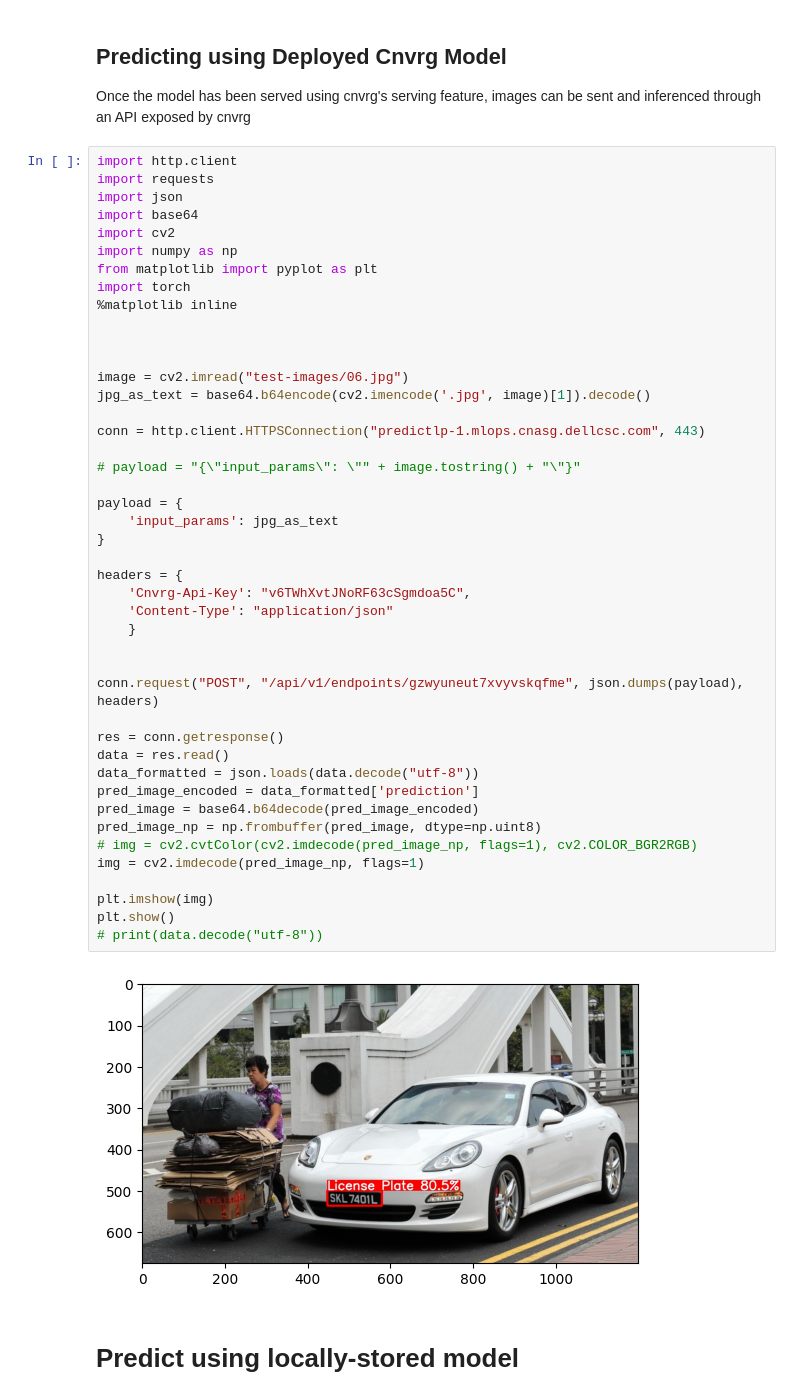
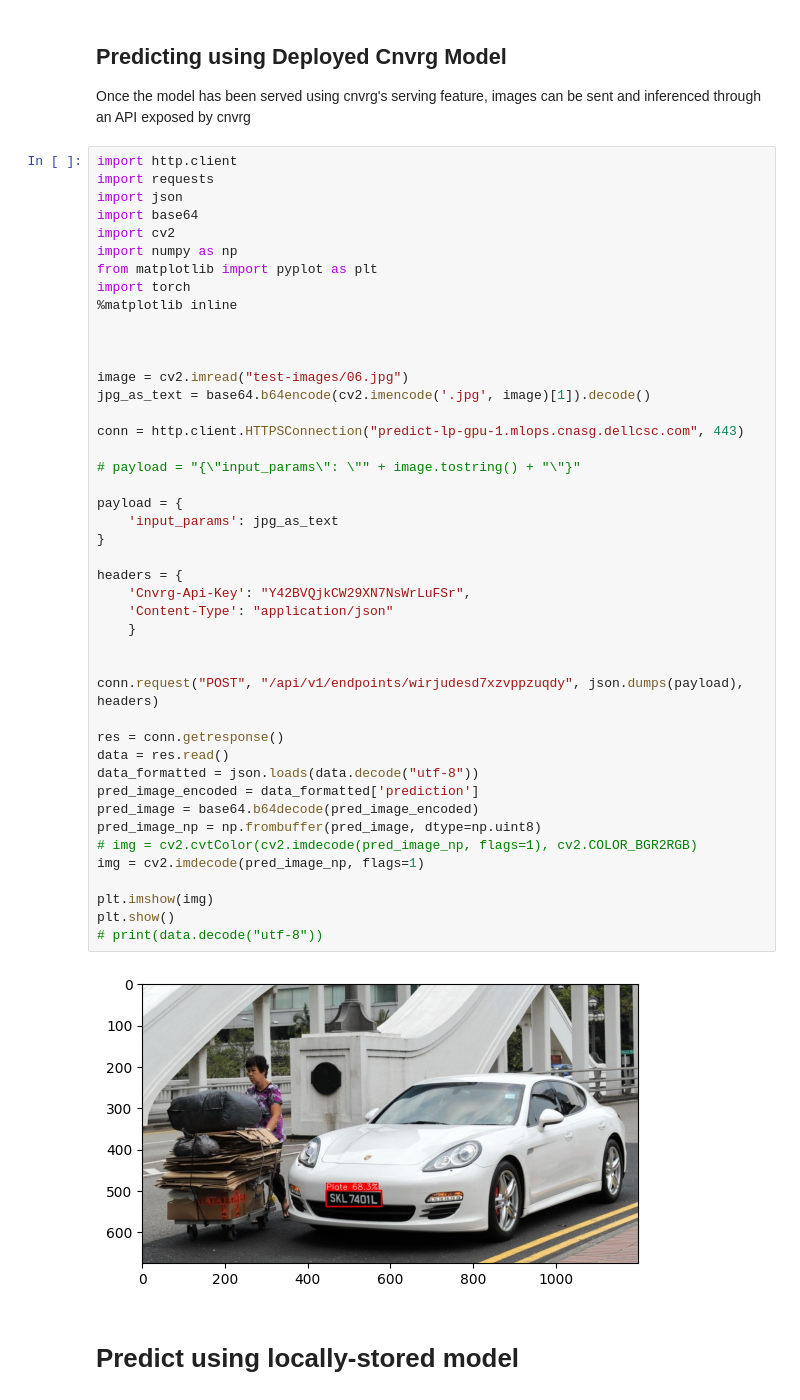
Before and after one commit to yxchia98/seeLPlates, a Jupyter notebook: cnvrg-predict.ipynb, the cells around one changed output. Cells and saved outputs as stored; diff of their text form.

```diff
--- a/cnvrg-predict.ipynb
+++ b/cnvrg-predict.ipynb
@@ -16,37 +16,37 @@ import torch
 
 image = cv2.imread("test-images/06.jpg")
 jpg_as_text = base64.b64encode(cv2.imencode('.jpg', image)[1]).decode()
 
-conn = http.client.HTTPSConnection("predictlp-1.mlops.cnasg.dellcsc.com", 443)
+conn = http.client.HTTPSConnection("predict-lp-gpu-1.mlops.cnasg.dellcsc.com", 443)
 
 # payload = "{\"input_params\": \"" + image.tostring() + "\"}"
 
 payload = {
     'input_params': jpg_as_text
 }
 
 headers = {
-    'Cnvrg-Api-Key': "v6TWhXvtJNoRF63cSgmdoa5C",
+    'Cnvrg-Api-Key': "Y42BVQjkCW29XN7NsWrLuFSr",
     'Content-Type': "application/json"
     }
 
 
-conn.request("POST", "/api/v1/endpoints/gzwyuneut7xvyvskqfme", json.dumps(payload), headers)
+conn.request("POST", "/api/v1/endpoints/wirjudesd7xzvppzuqdy", json.dumps(payload), headers)
 
 res = conn.getresponse()
 data = res.read()
 data_formatted = json.loads(data.decode("utf-8"))
 pred_image_encoded = data_formatted['prediction']
 pred_image = base64.b64decode(pred_image_encoded)
 pred_image_np = np.frombuffer(pred_image, dtype=np.uint8)
 # img = cv2.cvtColor(cv2.imdecode(pred_image_np, flags=1), cv2.COLOR_BGR2RGB)
 img = cv2.imdecode(pred_image_np, flags=1)
 
 plt.imshow(img)
 plt.show()
 # print(data.decode("utf-8"))
 # %% [output]
-[figure, old version]
+[figure, new version]
 # %% [markdown]
 # Predict using locally-stored model
 # %%
```
Also changed, not shown: parts of 1 cell of this notebook, 1 other file.
